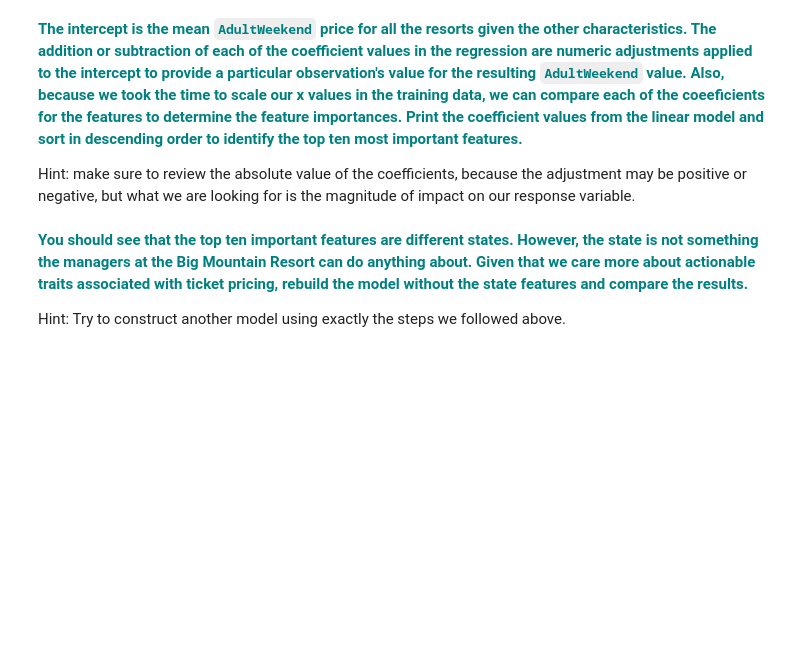
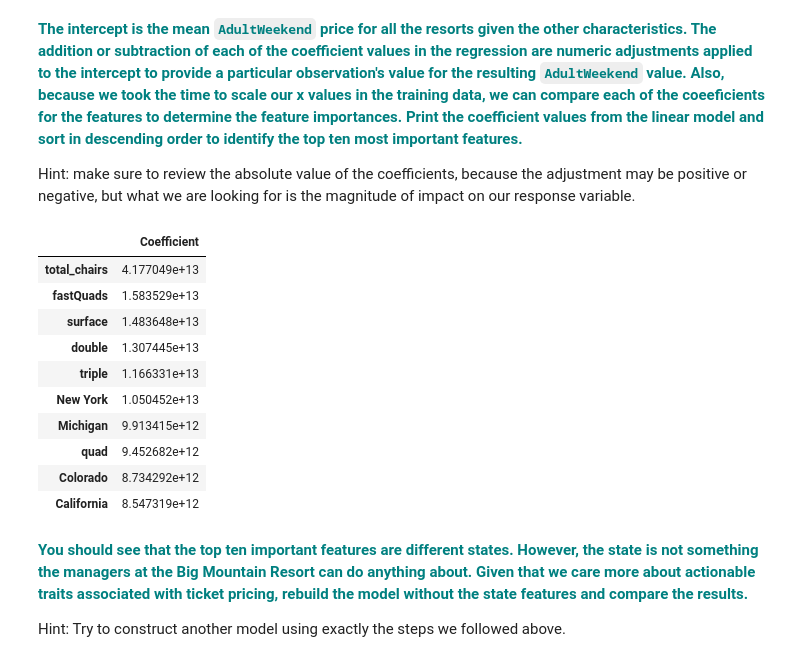
Before and after one commit to DSJourney/springboard, a Jupyter notebook: Project 4 - Big Mountain Resort/4. Pre-processing and Modeling/Pre-processing and Modeling_with_outliers.ipynb, the cells around one changed output. Saved outputs shown, nothing was run; the diff lists cells and outputs as text; code cells hidden in the pictures; blank space fills up the shorter version.

```diff
--- a/Project 4 - Big Mountain Resort/4. Pre-processing and Modeling/Pre-processing and Modelling.ipynb
+++ b/Project 4 - Big Mountain Resort/4. Pre-processing and Modeling/Pre-processing and Modeling_with_outliers.ipynb
@@ -142,10 +142,10 @@ This is the fifth step in the Data Science Method. In the previous steps you cle
 #### Model 1
 # %%
 #all first model set
-#from sklearn import linear_model
-#from sklearn.metrics import explained_variance_score,mean_absolute_error
-#lm = linear_model.LinearRegression()
-#model = lm.fit(X_train,y_train)
+from sklearn import linear_model
+from sklearn.metrics import explained_variance_score,mean_absolute_error
+lm = linear_model.LinearRegression()
+model = lm.fit(X_train,y_train)
 # %% [markdown]
 **<font color='teal'> Predict on the testing dataset and score the model performance with the y_test set and the y-pred values. The explained variance is a measure of the variation explained by the model. This is also known as the R-squared value. </font>**
 
@@ -169,7 +181,20 @@ Hint: our linear regression model `lm` has an attribute `intercept_` for the int
 Hint: make sure to review the absolute value of the coefficients, because the adjustment may be positive or negative, but what we are looking for is the magnitude of impact on our response variable.
 # %%
 # You might want to make a pandas DataFrame displaying the coefficients for each state like so:
-# pd.DataFrame(abs(lm.coef_), X.columns, columns=['Coefficient'])
+df_coef = pd.DataFrame(abs(lm.coef_), X.columns, columns=['Coefficient'])
+df_coef.sort_values('Coefficient', ascending=False).head(10)
+# %% [output]
+|  | Coefficient |
+| total_chairs | 4.177049e+13 |
+| fastQuads | 1.583529e+13 |
+| surface | 1.483648e+13 |
+| double | 1.307445e+13 |
+| triple | 1.166331e+13 |
+| New York | 1.050452e+13 |
+| Michigan | 9.913415e+12 |
+| quad | 9.452682e+12 |
+| Colorado | 8.734292e+12 |
+| California | 8.547319e+12 |
 # %% [markdown]
 **<font color='teal'>You should see that the top ten important features are different states. However, the state is not something the managers at the Big Mountain Resort can do anything about. Given that we care more about actionable traits associated with ticket pricing, rebuild the model without the state features and compare the results. </font>**
 
```
Also changed, not shown: parts of 23 cells of this notebook, 5 other files.
